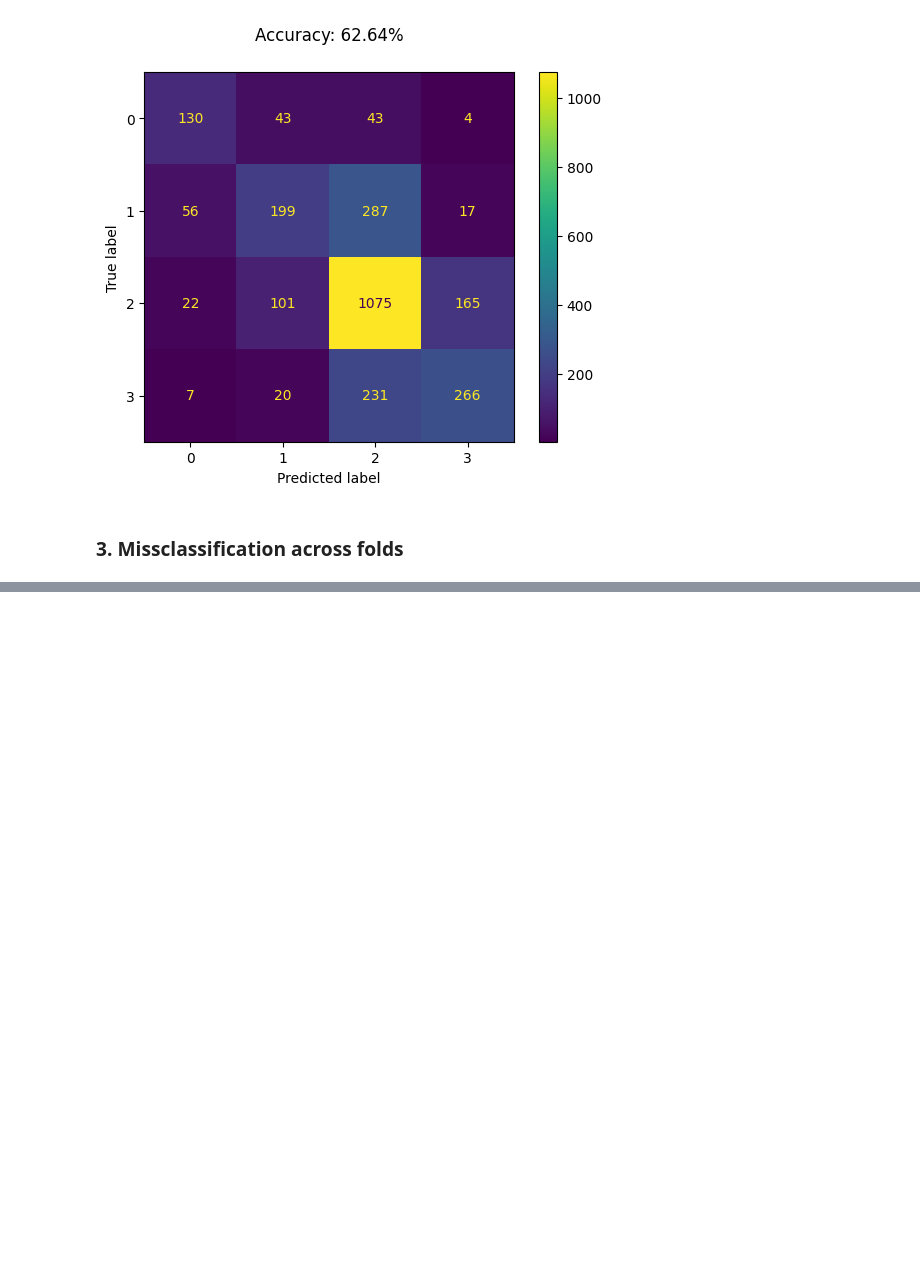
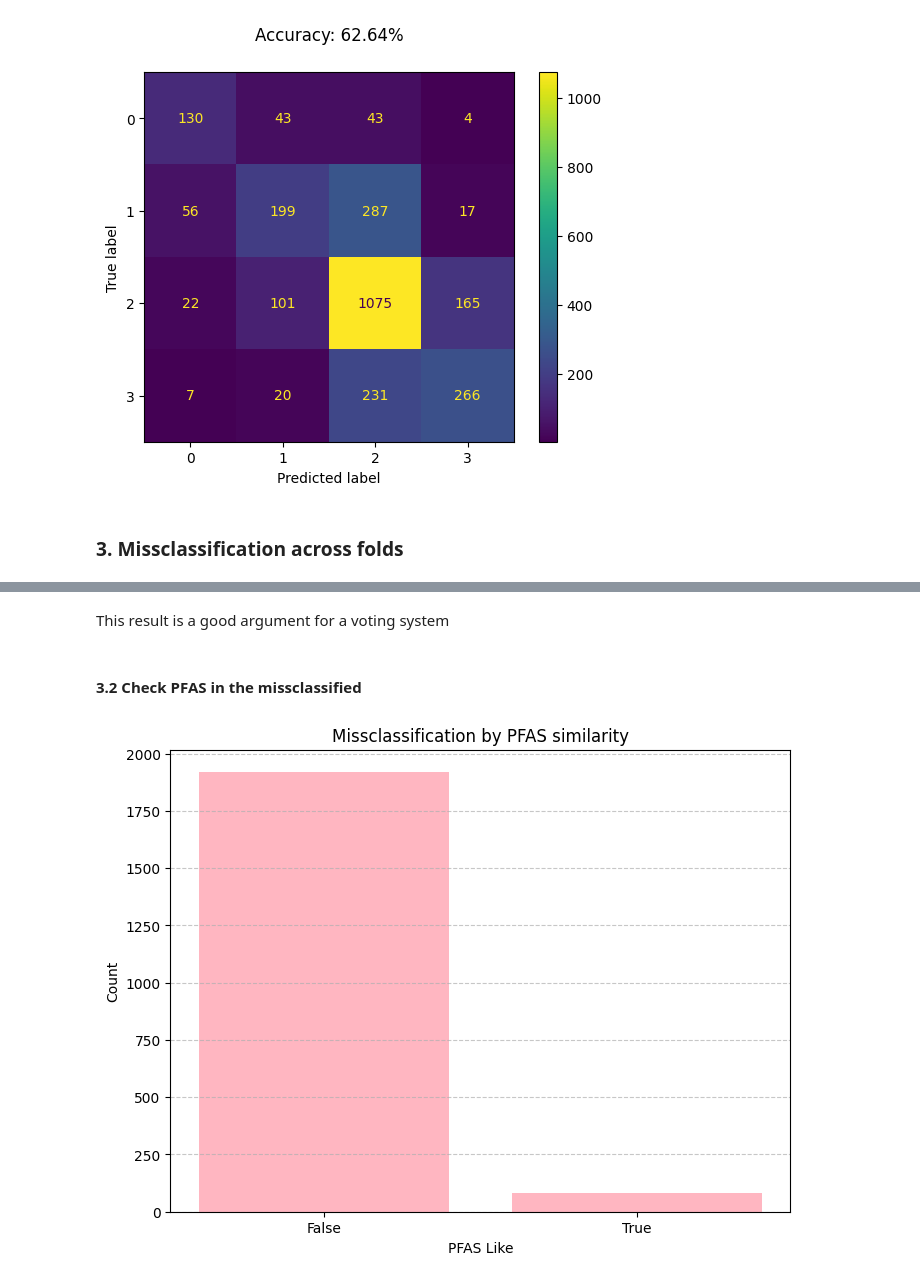
Before and after one commit to grittalikestocode/PFAS_Toxicity_ML_Replication, a Jupyter notebook: notebooks/gcn/02_analyse_results.ipynb, the cells around one changed output, grey strips where cells are left out. Drawn from its saved outputs; the diff is of its cells as text; code cells hidden in the pictures; blank space fills up the shorter version.

Commit message:
Update 02_analyse_results.ipynb
Added tanimoto correlation to error, added code to check of the missclassification distribution

```diff
--- a/notebooks/gcn/02_analyse_results.ipynb
+++ b/notebooks/gcn/02_analyse_results.ipynb
@@ -81,5 +83,7 @@ def count_misclassifications(df):
 
     # Count misclassifications per unique SMILES and sort in descending order
     misclassification_counts = misclassified['smiles'].value_counts().sort_values(ascending=False)
+    misclassification_df = misclassification_counts.reset_index()
+    misclassification_df.columns = ['smiles', 'misclassification_count']
 
-    return misclassification_counts
+    return misclassification_df
@@ -106,0 +92,5 @@ Name: count, dtype: int64
+# %%
+all_miss_class_strat = count_misclassifications(class_strat_results_training)
+all_miss_class_strat = all_miss_class_strat[all_miss_class_strat['misclassification_count'] > 2]
+print('Total components always missclassified:',len(all_miss_class_strat), 'of a total of', len(class_strat_results_training))
+all_miss_class_strat.head()
@@ -106,0 +105,23 @@ Name: count, dtype: int64
+# %% [markdown]
+This result is a good argument for a voting system
+# %% [markdown]
+#### 3.2 Check PFAS in the missclassified
+# %%
+full_data = pd.read_csv('../../data/full_dataset.csv')
+full_data = full_data[['smiles','is_pfas_like','is_pfas','epa']]
+# %%
+arePFAS = all_miss_class_strat.merge(full_data, on=['smiles'], how='left')
+# %%
+likePFAS_counts = arePFAS['is_pfas_like'].value_counts()
+
+# Create the bar plot
+plt.figure(figsize=(8, 6))
+plt.bar(likePFAS_counts.index.astype(str), likePFAS_counts.values, color='lightpink')
+plt.xlabel('PFAS Like')
+plt.ylabel('Count')
+plt.title('Missclassification by PFAS similarity')
+
+plt.grid(axis='y', linestyle='--', alpha=0.7)
+plt.show()
+# %% [output]
+[figure, added]
```
Also changed, not shown: parts of 15 cells of this notebook.
